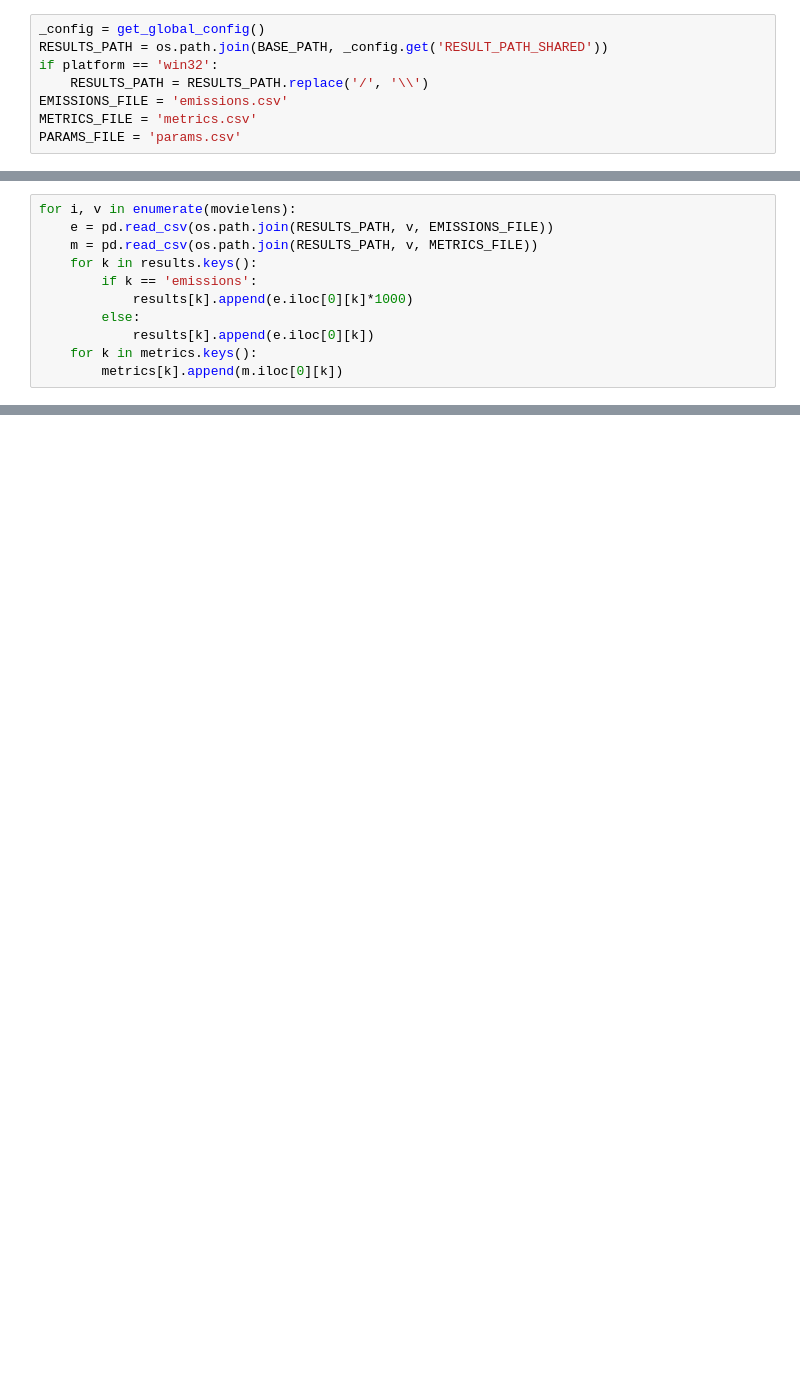
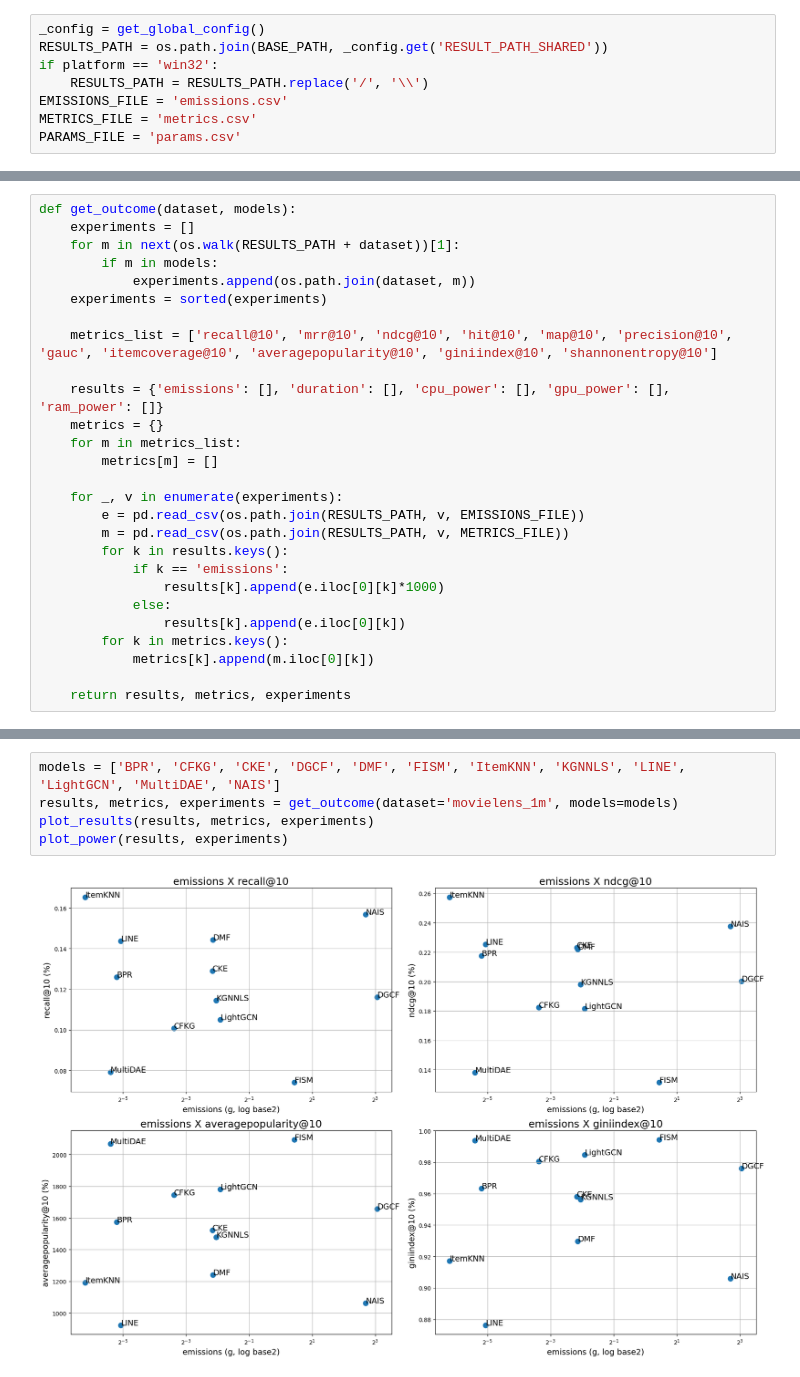
Before and after one commit to Fonty02/Tesi, a Jupyter notebook: notebooks/defaults-results.ipynb, the cells around one changed output, grey strips where cells are left out. Saved outputs shown, nothing was run; the diff lists cells and outputs as text; blank space fills up the shorter version.

Commit message:
Completed regressor model + experiments results

```diff
--- a/notebooks/defaults-results.ipynb
+++ b/notebooks/defaults-results.ipynb
@@ -41,12 +21,28 @@ metrics = {
 # %%
-for i, v in enumerate(movielens):
-	e = pd.read_csv(os.path.join(RESULTS_PATH, v, EMISSIONS_FILE))
-	m = pd.read_csv(os.path.join(RESULTS_PATH, v, METRICS_FILE))
-	for k in results.keys():
-		if k == 'emissions':
-			results[k].append(e.iloc[0][k]*1000)
-		else:
-			results[k].append(e.iloc[0][k])
-	for k in metrics.keys():
-		metrics[k].append(m.iloc[0][k])
+def get_outcome(dataset, models):
+	experiments = []
+	for m in next(os.walk(RESULTS_PATH + dataset))[1]:
+		if m in models:
+			experiments.append(os.path.join(dataset, m))
+	experiments = sorted(experiments)
+
+	metrics_list = ['recall@10', 'mrr@10', 'ndcg@10', 'hit@10', 'map@10', 'precision@10', 'gauc', 'itemcoverage@10', 'averagepopularity@10', 'giniindex@10', 'shannonentropy@10']
+
+	results = {'emissions': [], 'duration': [], 'cpu_power': [], 'gpu_power': [], 'ram_power': []}
+	metrics = {}
+	for m in metrics_list:
+		metrics[m] = []
+
+	for _, v in enumerate(experiments):
+		e = pd.read_csv(os.path.join(RESULTS_PATH, v, EMISSIONS_FILE))
+		m = pd.read_csv(os.path.join(RESULTS_PATH, v, METRICS_FILE))
+		for k in results.keys():
+			if k == 'emissions':
+				results[k].append(e.iloc[0][k]*1000)
+			else:
+				results[k].append(e.iloc[0][k])
+		for k in metrics.keys():
+			metrics[k].append(m.iloc[0][k])
+
+	return results, metrics, experiments
 # %%
@@ -122,0 +95,7 @@ plt.show()
+# %%
+models = ['BPR', 'CFKG', 'CKE', 'DGCF', 'DMF', 'FISM', 'ItemKNN', 'KGNNLS', 'LINE', 'LightGCN', 'MultiDAE', 'NAIS']
+results, metrics, experiments = get_outcome(dataset='movielens_1m', models=models)
+plot_results(results, metrics, experiments)
+plot_power(results, experiments)
+# %% [output]
+[figure, added]
```
Also changed, not shown: parts of 12 cells of this notebook, 6 other files.
